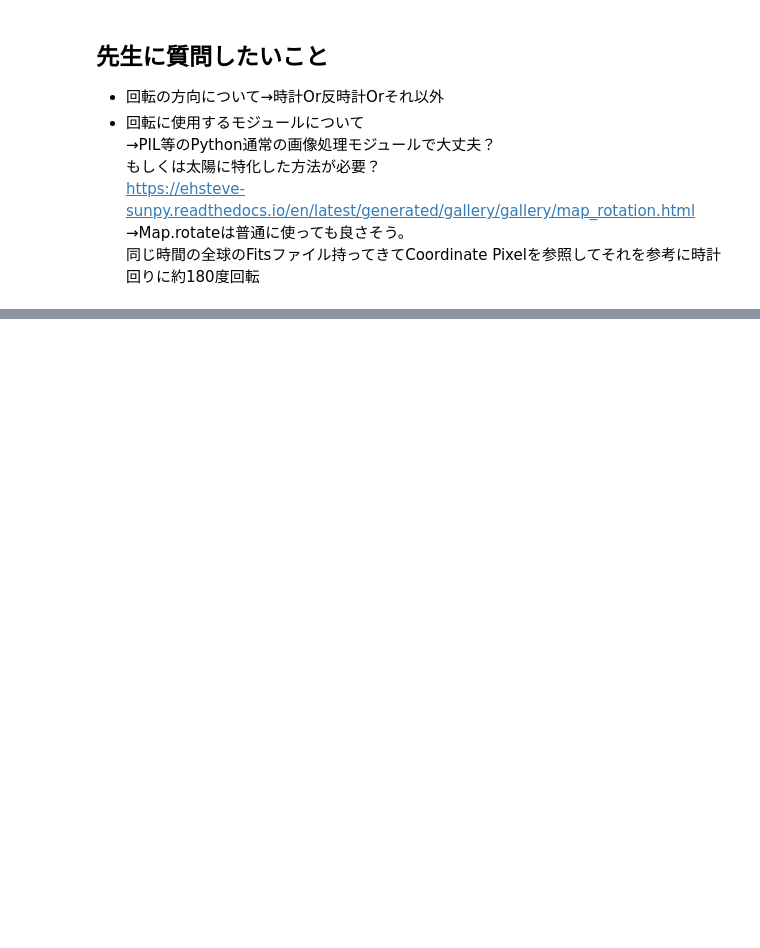
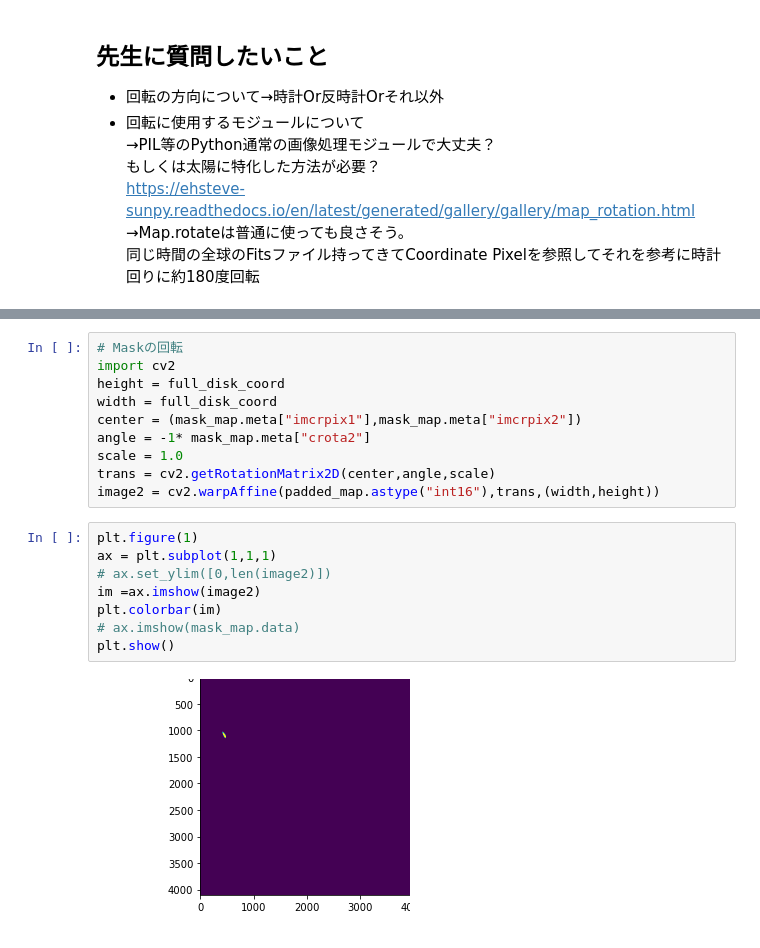
Before and after one commit to akisen/Predict_Solar_Flare_Mrcnn, a Jupyter notebook: src_dataset/Convert_bitmap_to_polygon.ipynb, the cells around one changed output, grey strips where cells are left out. Drawn from its saved outputs; the diff is of its cells as text; blank space fills up the shorter version.

```diff
--- a/src_dataset/Convert_bitmap_to_polygon.ipynb
+++ b/src_dataset/Convert_bitmap_to_polygon.ipynb
@@ -307,0 +286,20 @@ hmi_region_map_rotated.peek(draw_limb=True,draw_grid=True)
+# %%
+# Maskの回転
+import cv2
+height = full_disk_coord
+width = full_disk_coord
+center = (mask_map.meta["imcrpix1"],mask_map.meta["imcrpix2"])
+angle = -1* mask_map.meta["crota2"]
+scale = 1.0
+trans = cv2.getRotationMatrix2D(center,angle,scale)
+image2 = cv2.warpAffine(padded_map.astype("int16"),trans,(width,height))
+# %%
+plt.figure(1)
+ax = plt.subplot(1,1,1)
+# ax.set_ylim([0,len(image2)])
+im =ax.imshow(image2)
+plt.colorbar(im)
+# ax.imshow(mask_map.data)
+plt.show()
+# %% [output]
+[figure, added]
```
Also changed, not shown: parts of 17 cells of this notebook, 4 other files.
